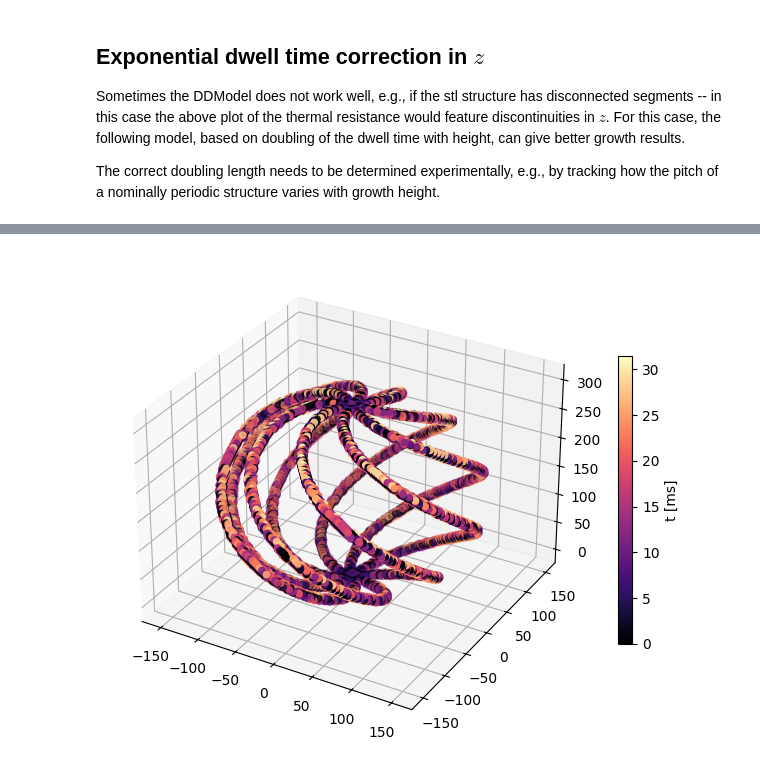
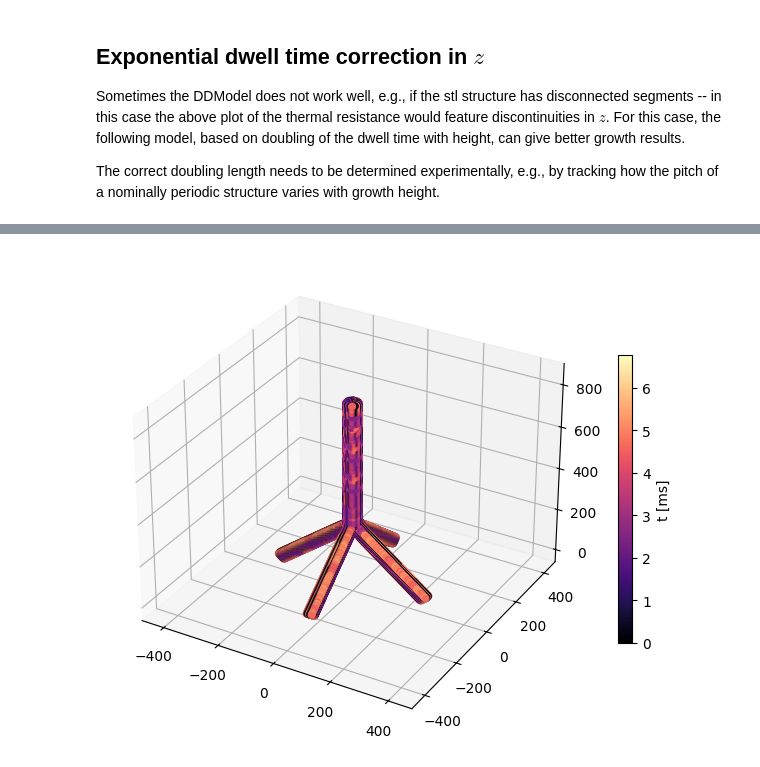
Before and after one commit to bhacha/f3ast, a Jupyter notebook: examples/building.ipynb, the cells around one changed output, grey strips where cells are left out. Drawn from its saved outputs; the diff is of its cells as text; code cells hidden in the pictures.

```diff
--- a/examples/building.ipynb
+++ b/examples/building.ipynb
@@ -36,13 +36,15 @@ settings["dd_model"] = {"single_pixel_width": 50}
 # %% [markdown]
 ## Import and modify `stl` structure
 # %%
-file_path = "spiral.stl"
+file_path = "FourBendStructure-45degSkinny.stl"
 struct = f3ast.Structure.from_file(file_path, **settings["structure"])
 
 # rotate: specify axis and angle in degrees
 # this is for example useful if FEBID growth is done with a tilted SEM sample stage
-rotation_axis, rotation_angle = (0, 0, 1), 45.0
+rotation_axis, rotation_angle = (1, 0, 0), 90.0
 struct.rotate(rotation_axis, rotation_angle)
+
+struct.rotate(rotation_axis=(0,1,0), rotation_angle=180)
 
 # In some cases (e.g. Helios 600) , stream files appear mirrored on the SEM screen
 # compared to the orientation of the initial stl structure.
@@ -51,7 +53,7 @@ struct.rotate(rotation_axis, rotation_angle)
 struct.mirror(normal=(1, 0, 0))
 
 struct.centre()  # centers xy to zero and sets minimum z value to zero
-struct.rescale(3)  # scale the structure 3x
+struct.rescale(30)  # scale the structure 3x
 
 # interactive plot for inspection
 struct.show()
@@ -148,8 +146,8 @@ The correct doubling length needs to be determined experimentally, e.g., by trac
 from f3ast.deposit_model import HeightCorrectionModel
 
 # settings are mandatory to be defined
-GR0 = 50e-3 # in um/s, base growth rate (at bottom)
-doubling_length = 1000. # innm, doubling length of dwell time
+GR0 = 225e-3 # in um/s, base growth rate (at bottom)
+doubling_length = 10000. # innm, doubling length of dwell time
 sigma = 4.2 # in nm, deposit size
 model = HeightCorrectionModel(struct, GR0, sigma, doubling_length)
 
@@ -168 +166 @@ Total stream time:  0:01:50.044051
-[figure, old version]
+[figure, new version]
```
Also changed, not shown: parts of 5 cells of this notebook, 1 other file.
